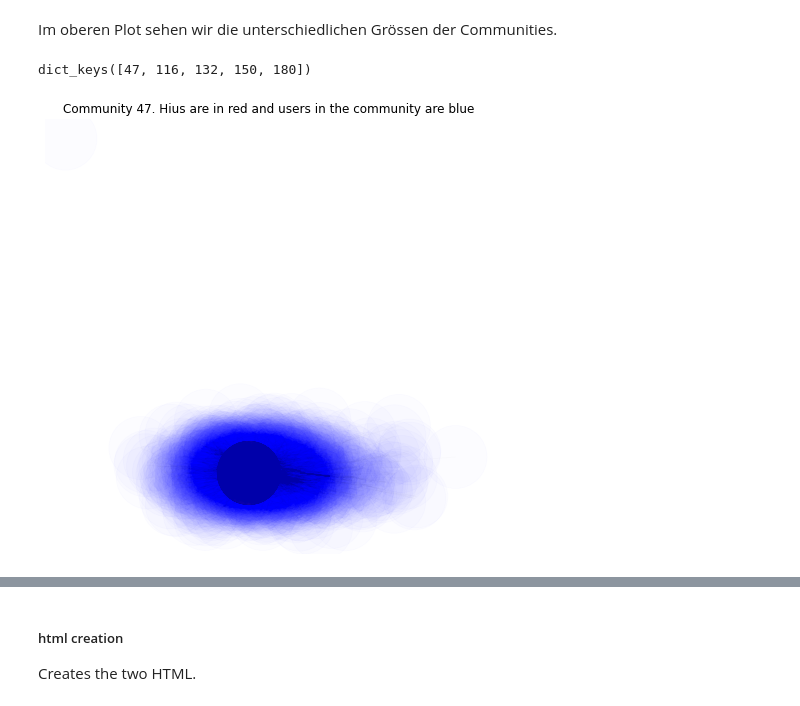
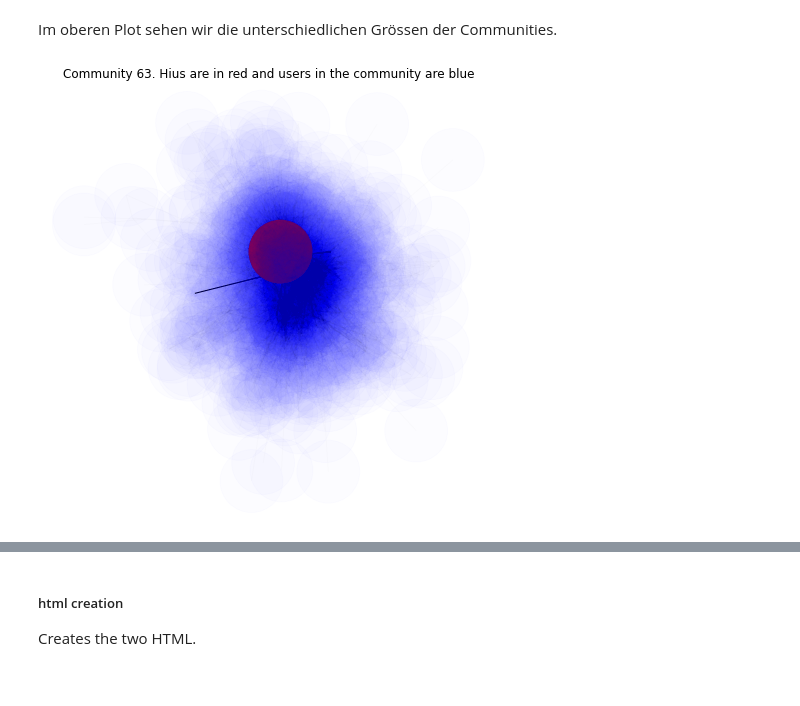
Before and after one commit to kenfus/SAN, a Jupyter notebook: main.ipynb, the cells around one changed output, grey strips where cells are left out. Saved outputs shown, nothing was run; the diff lists cells and outputs as text; code cells hidden in the pictures.

```diff
--- a/main.ipynb
+++ b/main.ipynb
@@ -878,15 +903,11 @@ def plot_extract_community_graph(G, community_id, hiu_users, pos_algo, min_degre
     pos = pos_algo(community_graph)
     nx.draw(community_graph, pos=pos, node_size=drawing_info.size, node_color=drawing_info.color, with_labels=False, alpha=drawing_info.alpha)
     plt.show()
-# %%
-hiu_communities.keys()
-# %% [output]
-dict_keys([47, 116, 132, 150, 180])
 # %%
-COMMUNITY_ID_TO_PLOT = 47
+COMMUNITY_ID_TO_PLOT = 63
 plot_extract_community_graph(G_de, COMMUNITY_ID_TO_PLOT, hiu_communities[COMMUNITY_ID_TO_PLOT]['hius'], nx.spring_layout)
 # %% [output]
-[figure, old version]
+[figure, new version]
 # %%
 COMMUNITY_ID_TO_PLOT = 116
 plot_extract_community_graph(G_de, COMMUNITY_ID_TO_PLOT, hiu_communities[COMMUNITY_ID_TO_PLOT]['hius'], nx.spring_layout)
```
Also changed, not shown: parts of 44 cells of this notebook, 2 other files.
